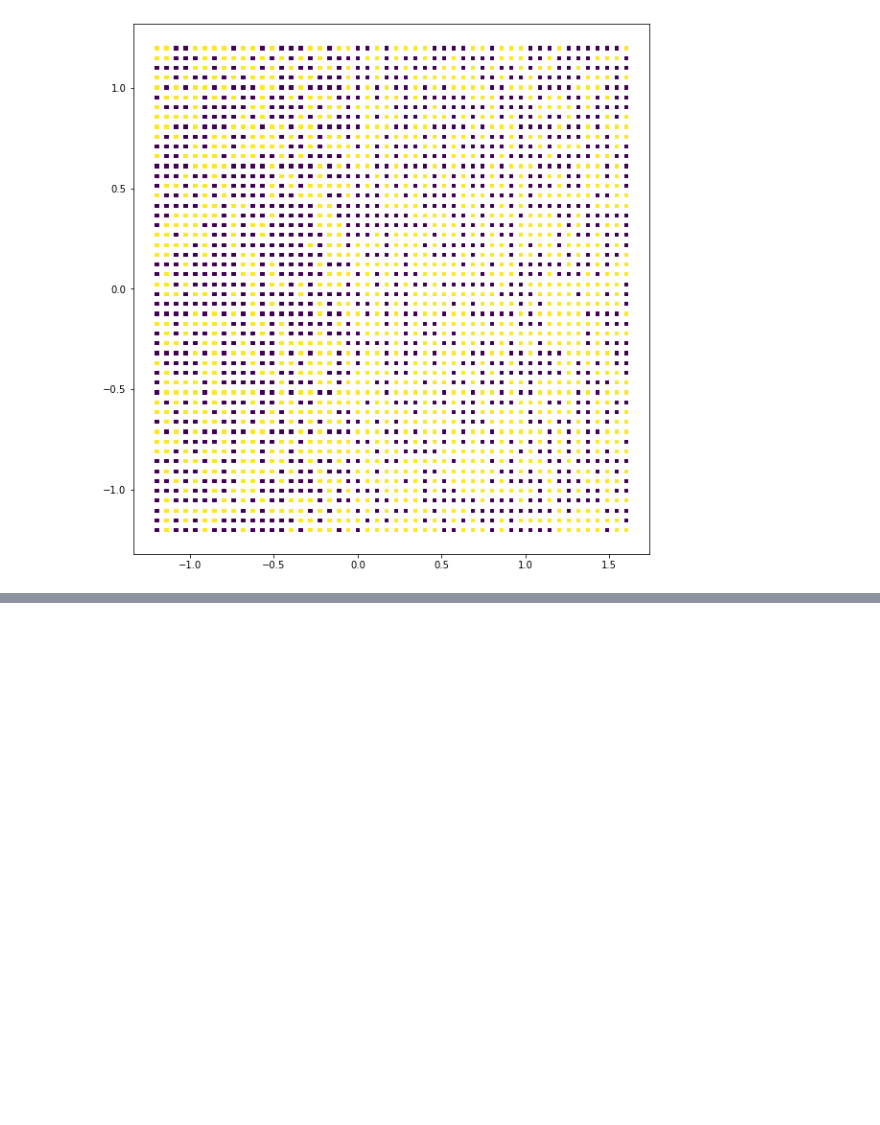
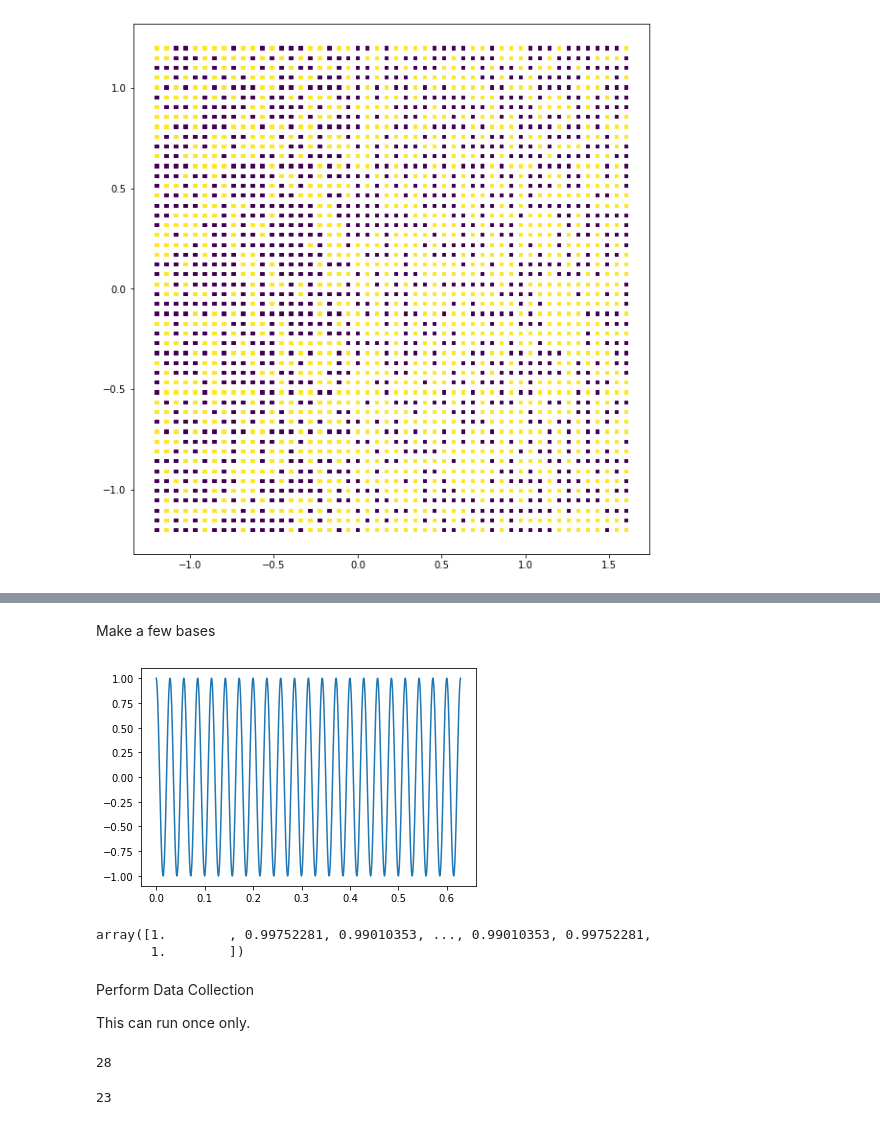
Before and after one commit to junjy007/ml_examples, a Jupyter notebook: 4_LinearModel.ipynb, the cells around one changed output, grey strips where cells are left out. Drawn from its saved outputs; the diff is of its cells as text; code cells hidden in the pictures; blank space fills up the shorter version.

```diff
--- a/4_LinearModel.ipynb
+++ b/4_LinearModel.ipynb
@@ -247,0 +274,22 @@ ax2.scatter(xgrid, ygrid, c=gridpred, s=10, marker='s')
+# %% [markdown]
+Make a few bases
+# %%
+fq1 = 220
+ts = np.linspace(0, np.pi * 2, 44000)
+base1 = np.cos(ts*fq1)
+# sd.play(base1)
+plt.plot(ts[:4400], base1[:4400])
+
+fq2 = fq1 * 4
+base2 = np.cos(ts*fq2)
+
+example_bases = [
+    np.cos(ts*fq_) for fq_ in [261, 293, 329, 349, 392, 440, 493]
+]
+# %% [output]
+[figure, added]
+# %%
+b
+# %% [output]
+array([1.        , 0.99752281, 0.99010353, ..., 0.99010353, 0.99752281,
+       1.        ])
@@ -247,0 +301,4 @@ ax2.scatter(xgrid, ygrid, c=gridpred, s=10, marker='s')
+# %% [markdown]
+Perform Data Collection
+
+This can run once only.
@@ -247,0 +307,7 @@ ax2.scatter(xgrid, ygrid, c=gridpred, s=10, marker='s')
+# %%
+audio1 = sd.rec(int(duration * sample_rate), samplerate=sample_rate, channels=1, dtype='float64')
+sd.wait()
+audios_class1.append(audio1)
+print(len(audios_class1))
+# %% [output]
+28
@@ -247,0 +316,7 @@ ax2.scatter(xgrid, ygrid, c=gridpred, s=10, marker='s')
+# %%
+audio2 = sd.rec(int(duration * sample_rate), samplerate=sample_rate, channels=1, dtype='float64')
+sd.wait()
+audios_class2.append(audio2)
+print(len(audios_class2))
+# %% [output]
+23
```
Also changed, not shown: parts of 12 cells of this notebook, 6 other files.
